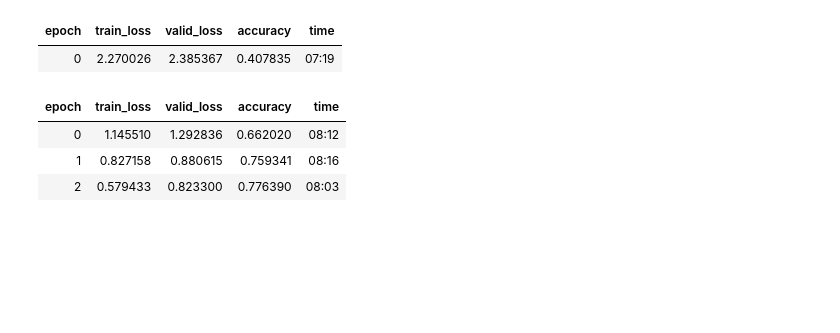
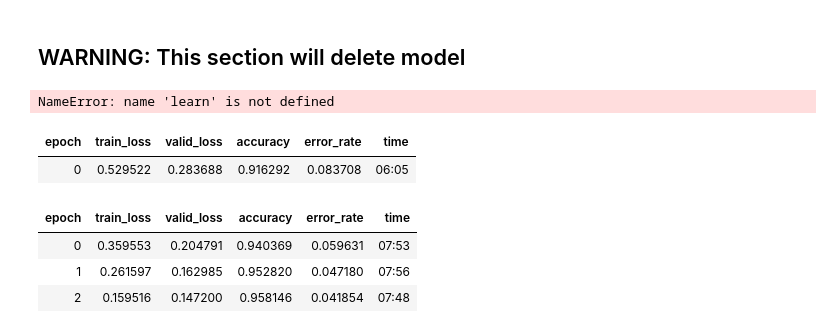
Before and after one commit to dotslashsapience/FieldGuidePrototype, a Jupyter notebook: plant_id_v0.ipynb, the cells around one changed output. Cells and saved outputs as stored; diff of their text form; code cells hidden in the pictures; blank space fills up the shorter version.

Commit message:
retrained prototype species classifier to 95% accuracy.

```diff
--- a/plant_id_v0.ipynb
+++ b/plant_id_v0.ipynb
@@ -20,6 +26,14 @@ from fastai.vision.widgets import *
 # %%
 import fastbook
 fastbook.setup_book()
+# %% [markdown]
+## WARNING: This section will delete model
+# %%
+del learn
+gc.collect()
+torch.cuda.empty_cache()
+# %% [output]
+NameError: name 'learn' is not defined
 # %%
 path = Path('training_data')
 def label_func(path):
@@ -34,17 +48,17 @@ dblock = DataBlock(
     batch_tfms=aug_transforms(size=256, min_scale=0.75)
 )
 
-dls = dblock.dataloaders(path, bs=64)
+dls = dblock.dataloaders(path, bs=48)
 # %%
-learn = vision_learner(dls, resnet50, metrics=accuracy)
+learn = vision_learner(dls, 'convnext_small.fb_in22k', pretrained=True, loss_func=LabelSmoothingCrossEntropy(), metrics=[accuracy, error_rate])
 learn.to_fp16()
 learn.fine_tune(3)
 # %% [output]
-| epoch | train_loss | valid_loss | accuracy | time |
-| 0 | 2.270026 | 2.385367 | 0.407835 | 07:19 |
+| epoch | train_loss | valid_loss | accuracy | error_rate | time |
+| 0 | 0.529522 | 0.283688 | 0.916292 | 0.083708 | 06:05 |
-| epoch | train_loss | valid_loss | accuracy | time |
-| 0 | 1.145510 | 1.292836 | 0.662020 | 08:12 |
-| 1 | 0.827158 | 0.880615 | 0.759341 | 08:16 |
-| 2 | 0.579433 | 0.823300 | 0.776390 | 08:03 |
+| epoch | train_loss | valid_loss | accuracy | error_rate | time |
+| 0 | 0.359553 | 0.204791 | 0.940369 | 0.059631 | 07:53 |
+| 1 | 0.261597 | 0.162985 | 0.952820 | 0.047180 | 07:56 |
+| 2 | 0.159516 | 0.147200 | 0.958146 | 0.041854 | 07:48 |
 # %%
 interp = ClassificationInterpretation.from_learner(learn)
```
Also changed, not shown: parts of 5 cells of this notebook.
